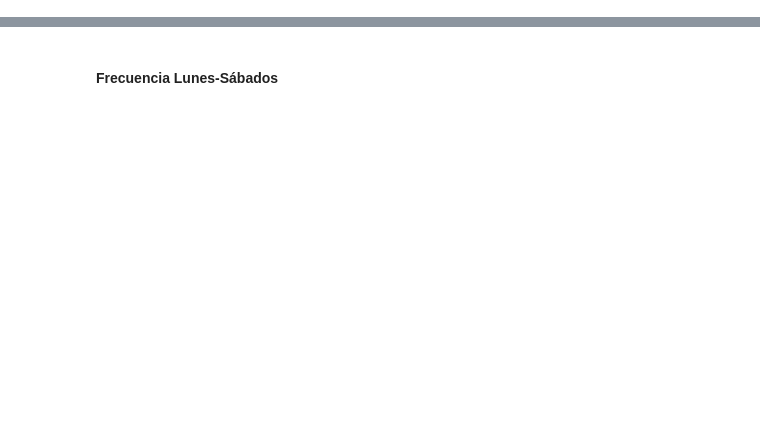
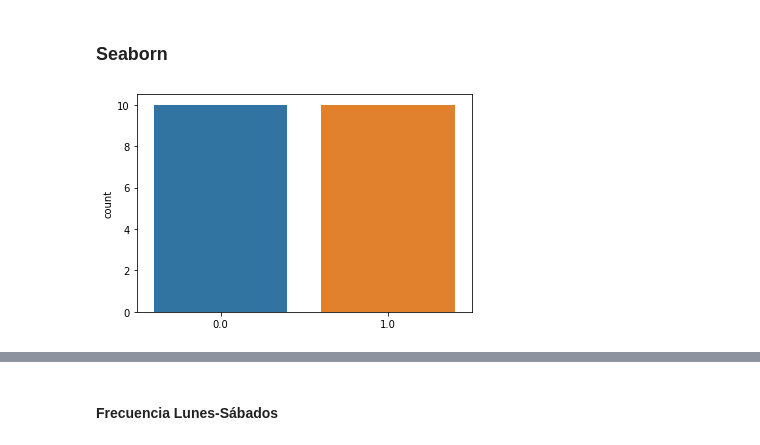
Before and after one commit to InoveAlumnos/intro_analytics_python, a Jupyter notebook: proba_estadistica.ipynb, the cells around one changed output, grey strips where cells are left out. Drawn from its saved outputs; the diff is of its cells as text; code cells hidden in the pictures; blank space fills up the shorter version.

```diff
--- a/proba_estadistica.ipynb
+++ b/proba_estadistica.ipynb
@@ -38,0 +181,9 @@ plt.show()
+# %% [markdown]
+### Seaborn
+# %%
+# Es un gráfico de conteo que se puede considerar como un histograma a través de una variable categórica, en lugar de cuantitativa.
+# Fuente: https://seaborn.pydata.org/generated/seaborn.countplot.html
+sns.countplot(x=moneda)
+plt.show()
+# %% [output]
+[figure, added]
```
Also changed, not shown: parts of 49 cells of this notebook.
